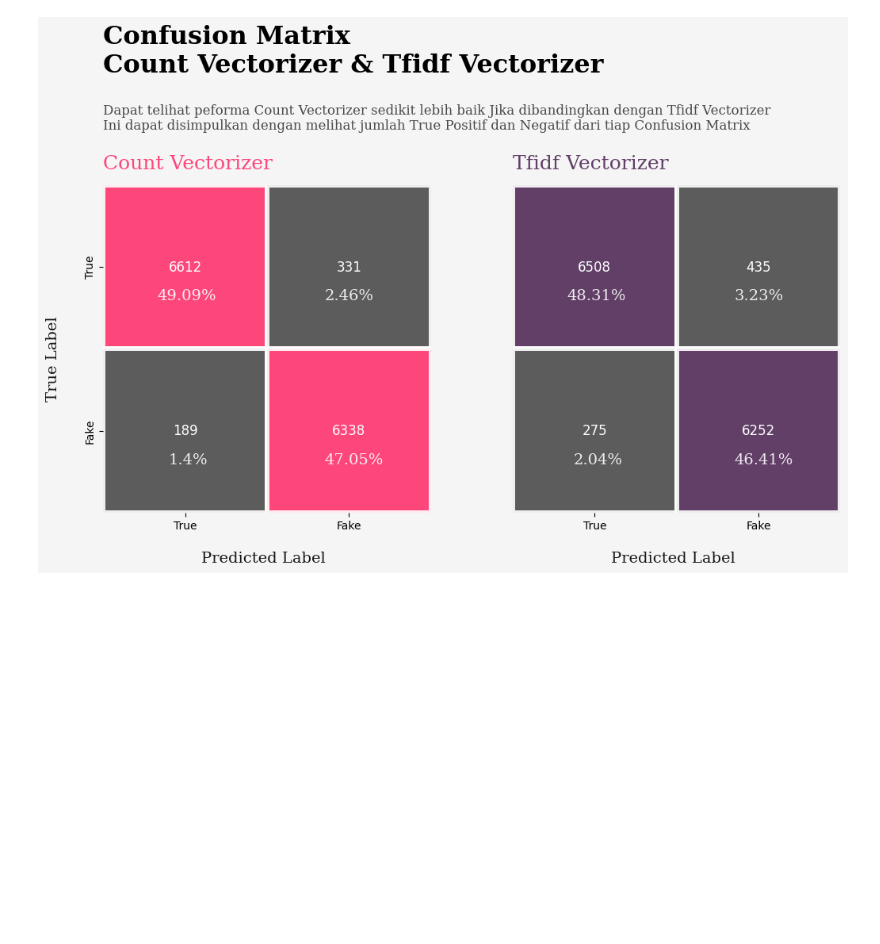
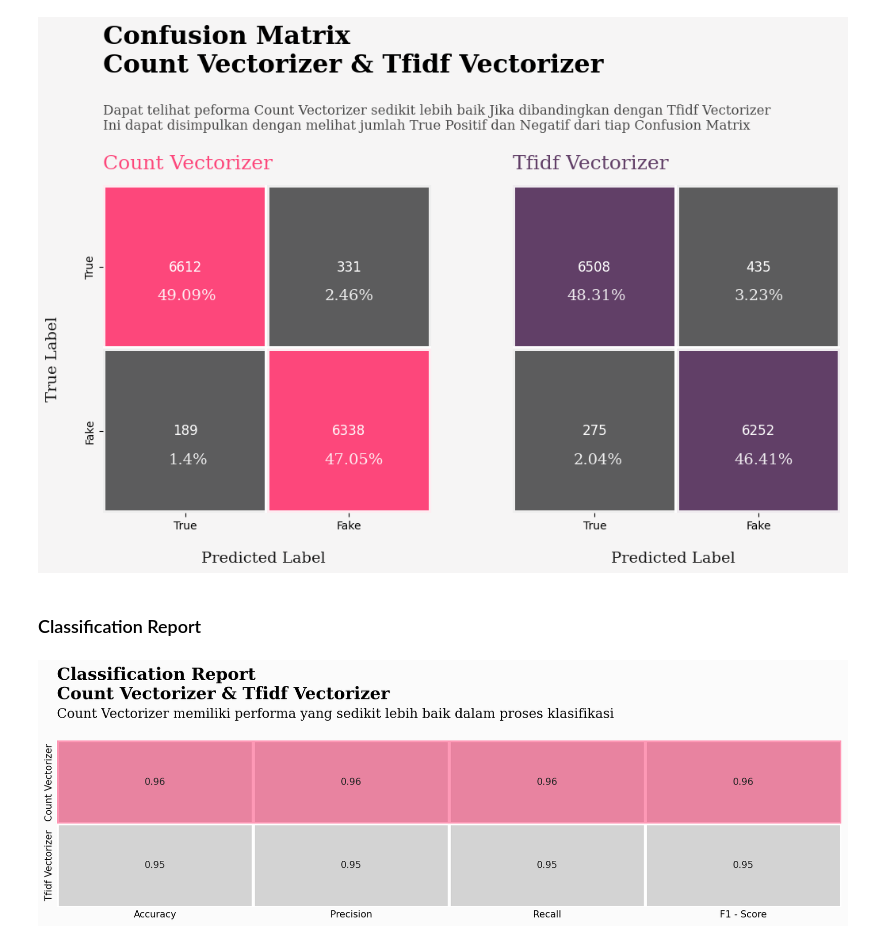
Before and after one commit to alexanderjanuar/SimpleFakeNewsClassifer, a Jupyter notebook: SimpleFakeNewsClassifer.ipynb, the cells around one changed output. Cells and saved outputs as stored; diff of their text form; code cells hidden in the pictures; blank space fills up the shorter version.

```diff
--- a/SimpleFakeNewsClassifer.ipynb
+++ b/SimpleFakeNewsClassifer.ipynb
@@ -463,3 +464,50 @@ ax1.axes.get_yaxis().set_visible(False)
 fig.show()
 # %% [output]
 [figure]
+# %% [markdown]
+### Classification Report
+# %%
+#Hitung precision, recall and F1 score Count Vectorizer
+precision_Count = precision_score(y_test, y_pred_count, average='macro')
+recall_Count = recall_score(y_test, y_pred_count, average='macro')
+f1_Count = f1_score(y_test, y_pred_count, average='macro')
+
+#Hitung precision, recall and F1 score Tfidf Vectorizer
+precision_Tfidf = precision_score(y_test, y_pred_tfdf, average='macro')
+recall_Tfidf = recall_score(y_test, y_pred_tfdf, average='macro')
+f1_Tfidf = f1_score(y_test, y_pred_tfdf, average='macro')
+
+df_classification = pd.DataFrame(
+    {
+        "Accuracy"  : [acc_count_vector,acc_count_tfidf],
+        "Precision" : [precision_Count,precision_Tfidf],
+        "Recall"    : [recall_Count,recall_Tfidf],
+        "F1 - Score": [f1_Count,f1_Tfidf]
+    },
+    index = ["Count Vectorizer","Tfidf Vectorizer"]
+)
+# %%
+fig = plt.figure(figsize=(15,18), dpi=150)
+gs = fig.add_gridspec(4, 2)
+gs.update(wspace=0.1, hspace=0.5)
+ax0 = fig.add_subplot(gs[0, :])
+
+colors = ["lightgray","lightgray"]
+colormap = matplotlib.colors.LinearSegmentedColormap.from_list("", colors)
+
+
+background_color = "#fbfbfb"
+fig.patch.set_facecolor(background_color)
+ax0.set_facecolor(background_color)
+
+sns.heatmap(df_classification, cmap=colormap,annot=True,fmt=".2f", linewidths=2.5,cbar=False,ax=ax0)
+
+ax0.tick_params(axis=u'both', which=u'both',length=0)
+ax0.text(0,-0.5,'Classification Report \nCount Vectorizer & Tfidf Vectorizer',fontfamily='serif',fontsize=18,fontweight='bold')
+ax0.text(0,-0.27,'Count Vectorizer memiliki performa yang sedikit lebih baik dalam proses klasifikasi',fontfamily='serif',fontsize=14)
+
+from matplotlib.patches import Rectangle
+
+rect = ax0.add_patch(Rectangle((0, 0), 5, 1, fill=True,color="#fe346e", edgecolor='white', lw=0,alpha=0.5))
+# %% [output]
+[figure, added]
```
Also changed, not shown: parts of 2 cells of this notebook.
